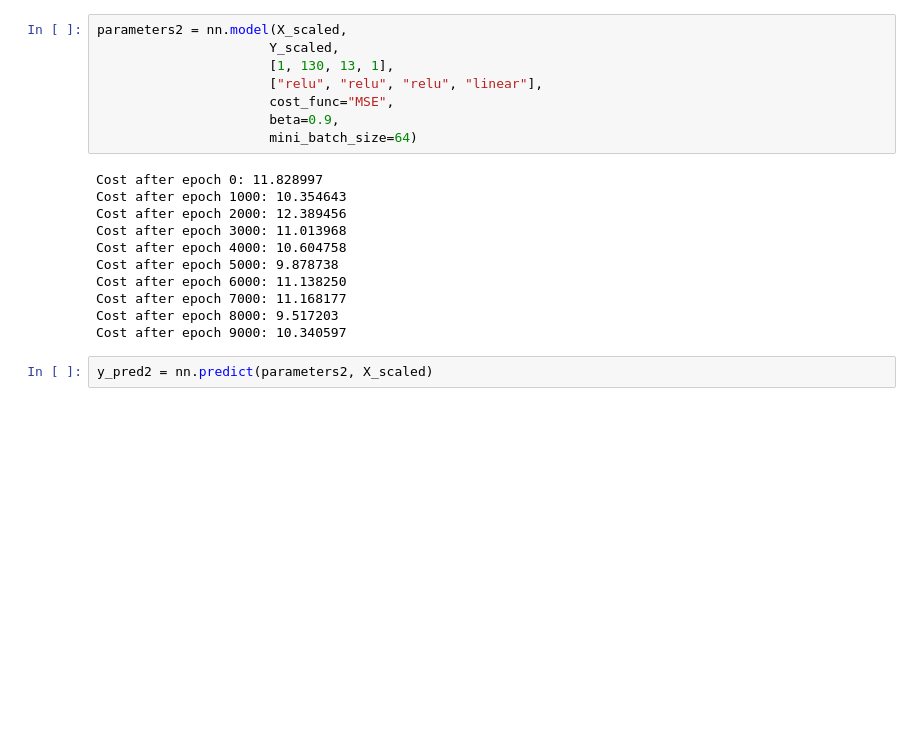
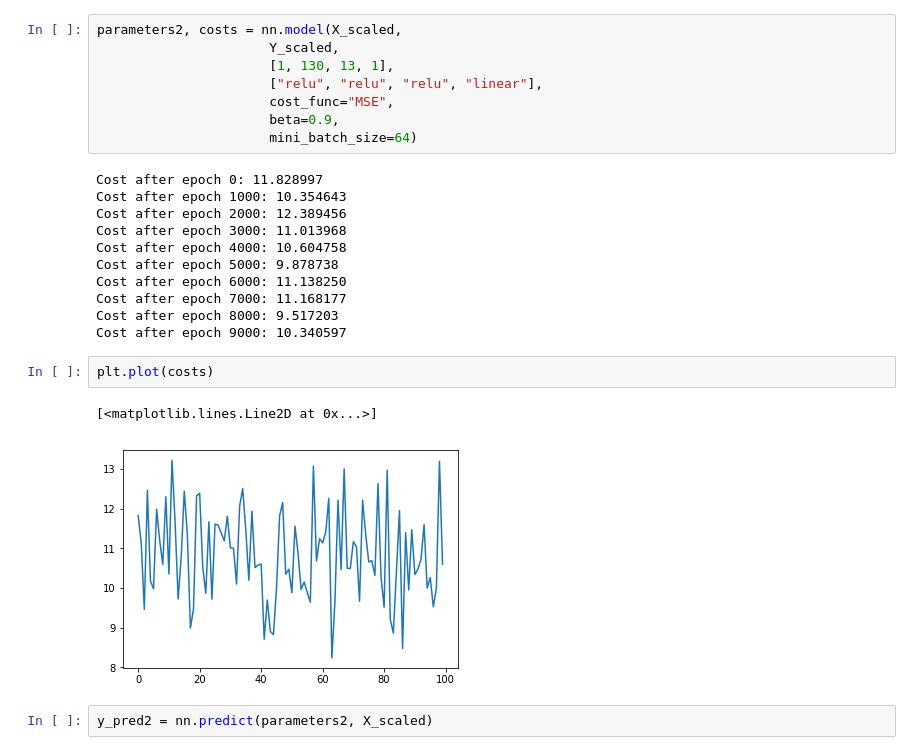
Before and after one commit to sowiks2711/NNVisualiser, a Jupyter notebook: data_analysis/projekt1/data_analysis.ipynb, the cells around one changed output. Saved outputs shown, nothing was run; the diff lists cells and outputs as text; blank space fills up the shorter version.

```diff
--- a/data_analysis/projekt1/data_analysis.ipynb
+++ b/data_analysis/projekt1/data_analysis.ipynb
@@ -320,7 +320,7 @@ plt.show()
 # %% [output]
 [figure]
 # %%
-parameters2 = nn.model(X_scaled,
+parameters2, costs = nn.model(X_scaled,
                       Y_scaled,
                       [1, 130, 13, 1],
                       ["relu", "relu", "relu", "linear"],
@@ -338,6 +338,11 @@ Cost after epoch 6000: 11.138250
 Cost after epoch 7000: 11.168177
 Cost after epoch 8000: 9.517203
 Cost after epoch 9000: 10.340597
+# %%
+plt.plot(costs)
+# %% [output]
+[<matplotlib.lines.Line2D at 0x...>]
+[figure, added]
 # %%
 y_pred2 = nn.predict(parameters2, X_scaled)
 # %%
```
Also changed, not shown: parts of 1 cell of this notebook, 4 other files.
